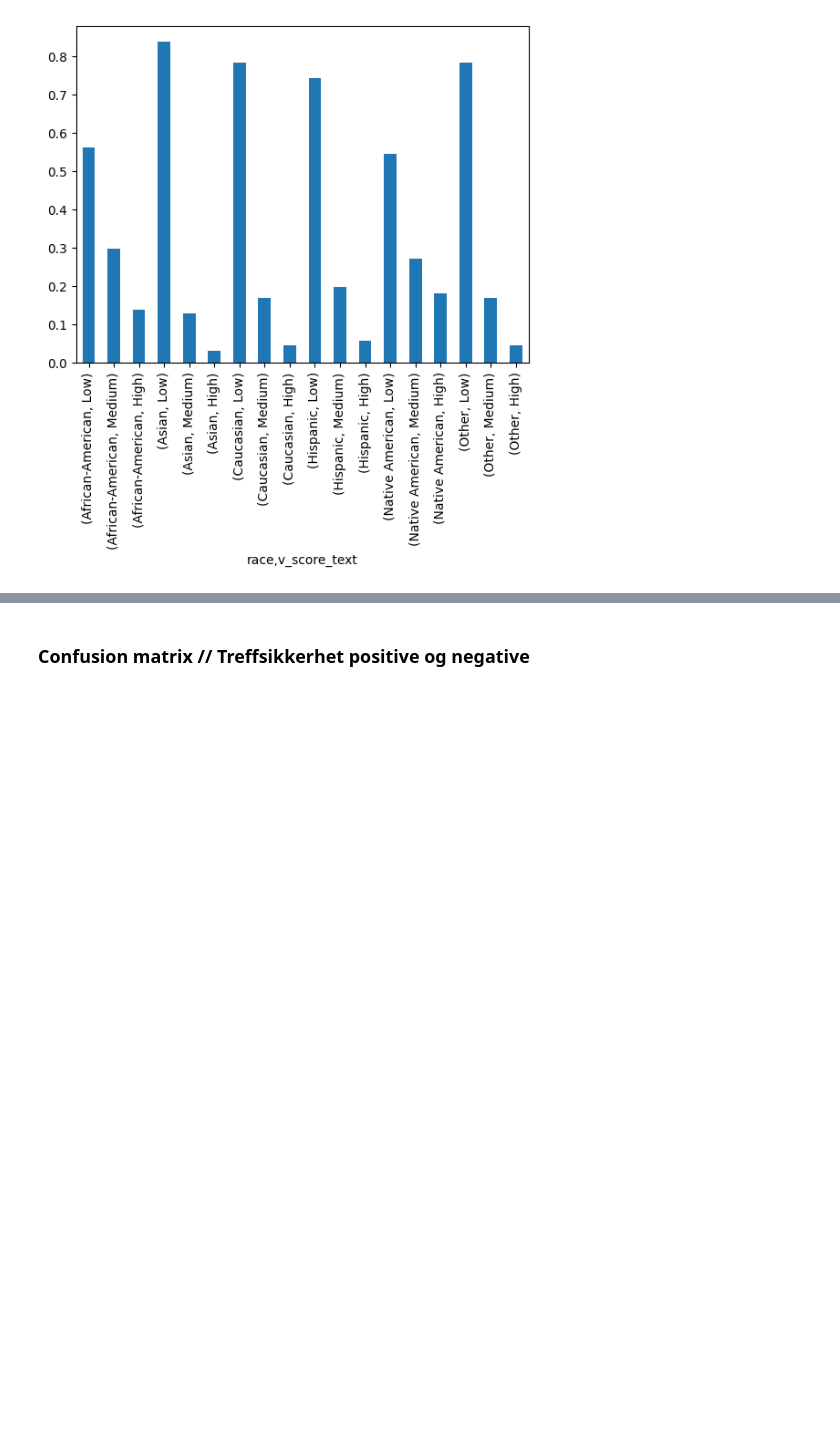
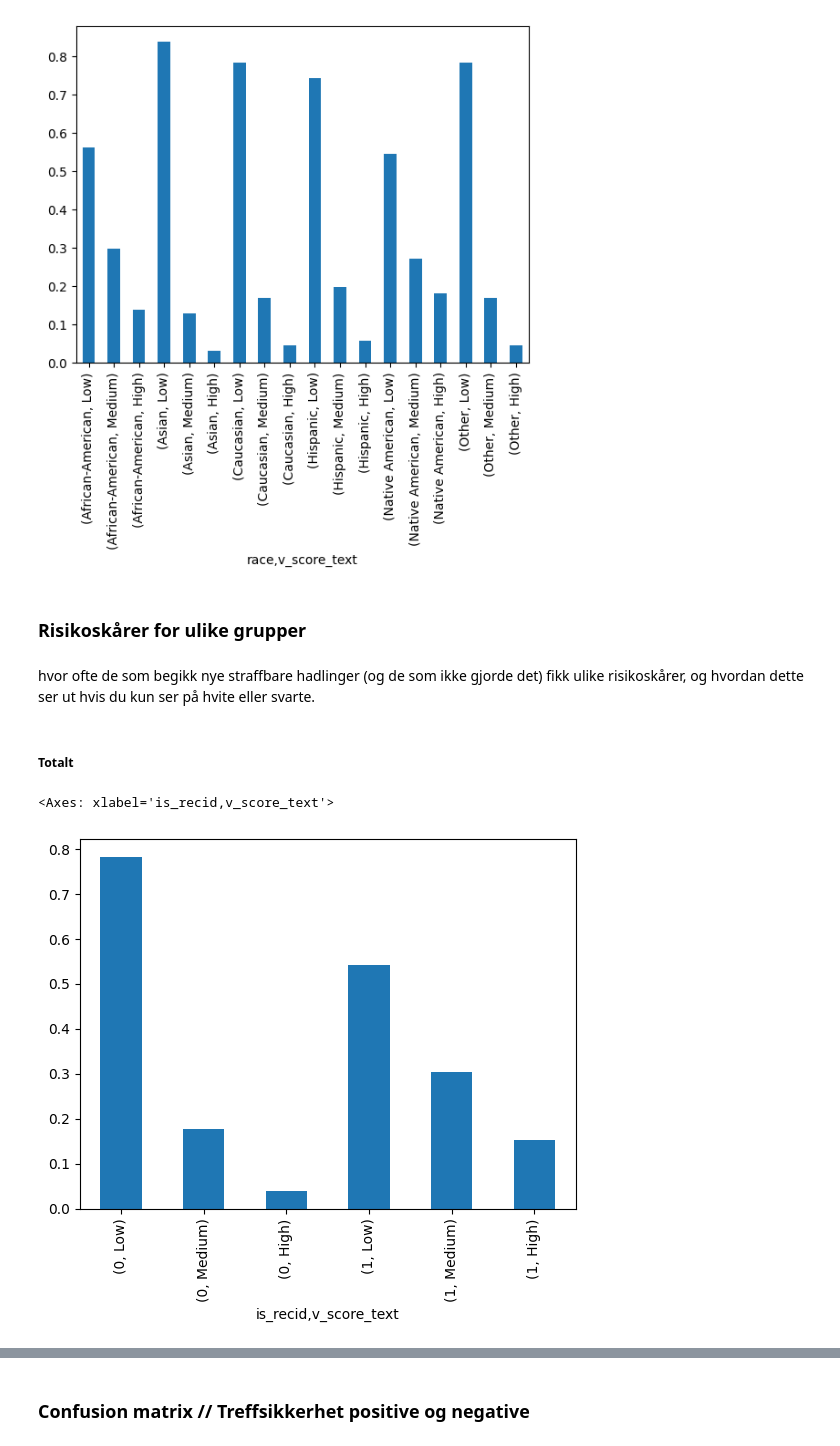
Before and after one commit to hhareide/HON2200_Prosjekt1_COMPAS, a Jupyter notebook: compasanalyse.ipynb, the cells around one changed output, grey strips where cells are left out. Saved outputs shown, nothing was run; the diff lists cells and outputs as text; code cells hidden in the pictures; blank space fills up the shorter version.

```diff
--- a/compasanalyse.ipynb
+++ b/compasanalyse.ipynb
@@ -137,3 +143,15 @@ rel_freq.plot.bar()
 # %% [output]
 <Axes: xlabel='race,v_score_text'>
 [figure]
+# %% [markdown]
+### Risikoskårer for ulike grupper
+# %% [markdown]
+hvor ofte de som begikk nye straffbare hadlinger (og de som ikke gjorde det) fikk ulike risikoskårer, og hvordan dette ser ut hvis du kun ser på hvite eller svarte.
+# %% [markdown]
+##### Totalt
+# %%
+rel_freq = df_full.groupby('is_recid')['v_score_text'].value_counts(normalize=True)
+rel_freq.plot.bar()
+# %% [output]
+<Axes: xlabel='is_recid,v_score_text'>
+[figure, added]
```
Also changed, not shown: parts of 33 cells of this notebook.
